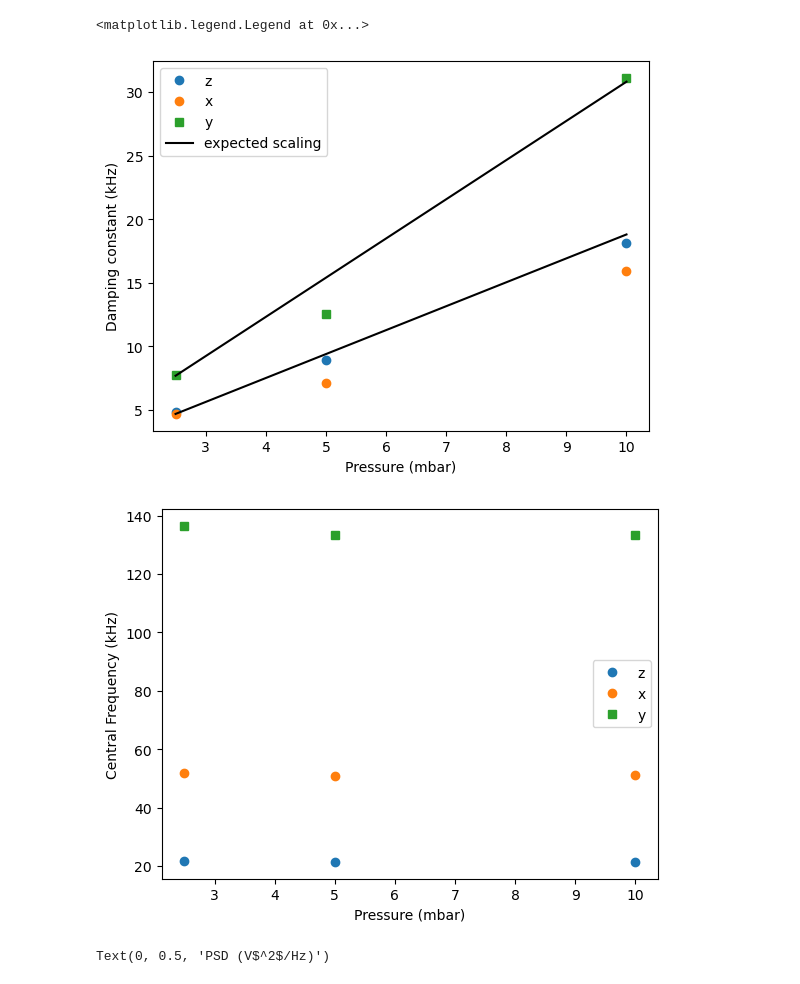
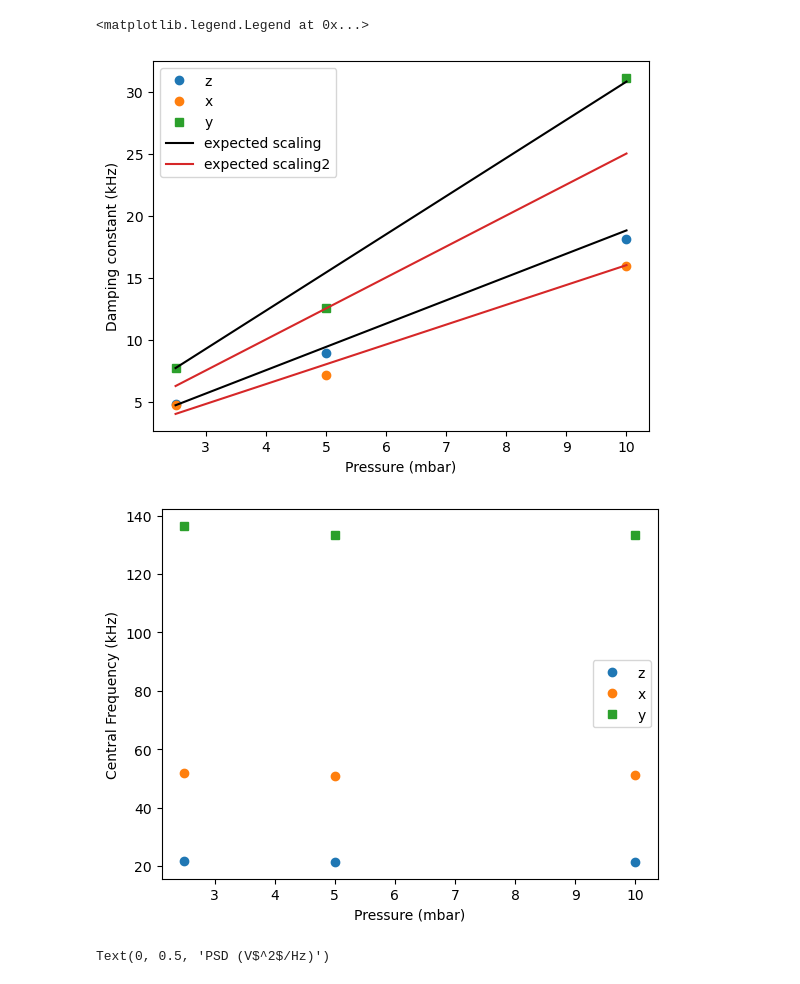
Before and after one commit to tompenny/SIMPLE_MASTQG_diamond, a Jupyter notebook: Particle properties vs pressure.ipynb, the cells around one changed output. Saved outputs shown, nothing was run; the diff lists cells and outputs as text; code cells hidden in the pictures.

```diff
--- a/Particle properties vs pressure.ipynb
+++ b/Particle properties vs pressure.ipynb
@@ -46,25 +46,28 @@ PSD_freq = PSD[0]
 # %%
 pressure = [10, 5, 2.5]
 plt.plot(pressure, np.transpose(fit_l)[2]/1000, 'o', label = 'z')
 plt.plot(pressure, abs(np.transpose(fit_l)[5])/1000, 'o', label = 'x')
 #plt.plot([3, 5], np.array([np.transpose(fit_l)[8][3], abs(np.transpose(fit_l)[8][5])])/1000, 'o', label = 'y - fit 1')
 plt.plot(pressure, abs(np.transpose(fit_l2)[2])/1000, 'tab:green', marker = 's', linestyle = "none", label = 'y')
 plt.plot([2.5, 10], [4.7, 4.7*10/2.5], 'k')
 plt.plot([2.5, 10], [7.7, 7.7*10/2.5], 'k', label = 'expected scaling')
+
+plt.plot([2.5, 5, 10], [8/2, 8, 8*2], 'tab:red')
+plt.plot([2.5, 5, 10], [12.5/2, 12.5, 12.5*2], 'tab:red', label = 'expected scaling2')
 plt.ylabel('Damping constant (kHz)')
 plt.xlabel('Pressure (mbar)')
 plt.legend()
 plt.figure()
 plt.plot(pressure, np.transpose(fit_l)[1]/1000, 'o', label = 'z')
 plt.plot(pressure, abs(np.transpose(fit_l)[4])/1000, 'o', label = 'x')
 #plt.plot([3, 5], np.array([np.transpose(fit_l)[7][3], np.transpose(fit_l)[7][5]])/1000, 'o', label = 'y - fit 1')
 plt.plot(pressure, np.transpose(fit_l2)[1]/1000, 'tab:green', marker = 's', linestyle = "none", label = 'y')
 plt.ylabel('Central Frequency (kHz)')
 plt.xlabel('Pressure (mbar)')
 plt.legend()
 # %% [output]
 <matplotlib.legend.Legend at 0x...>
-[figure, old version]
+[figure, new version]
 [figure]
 # %%
 plt.figure(figsize = (15, 5))
```
Also changed, not shown: parts of 3 cells of this notebook.
